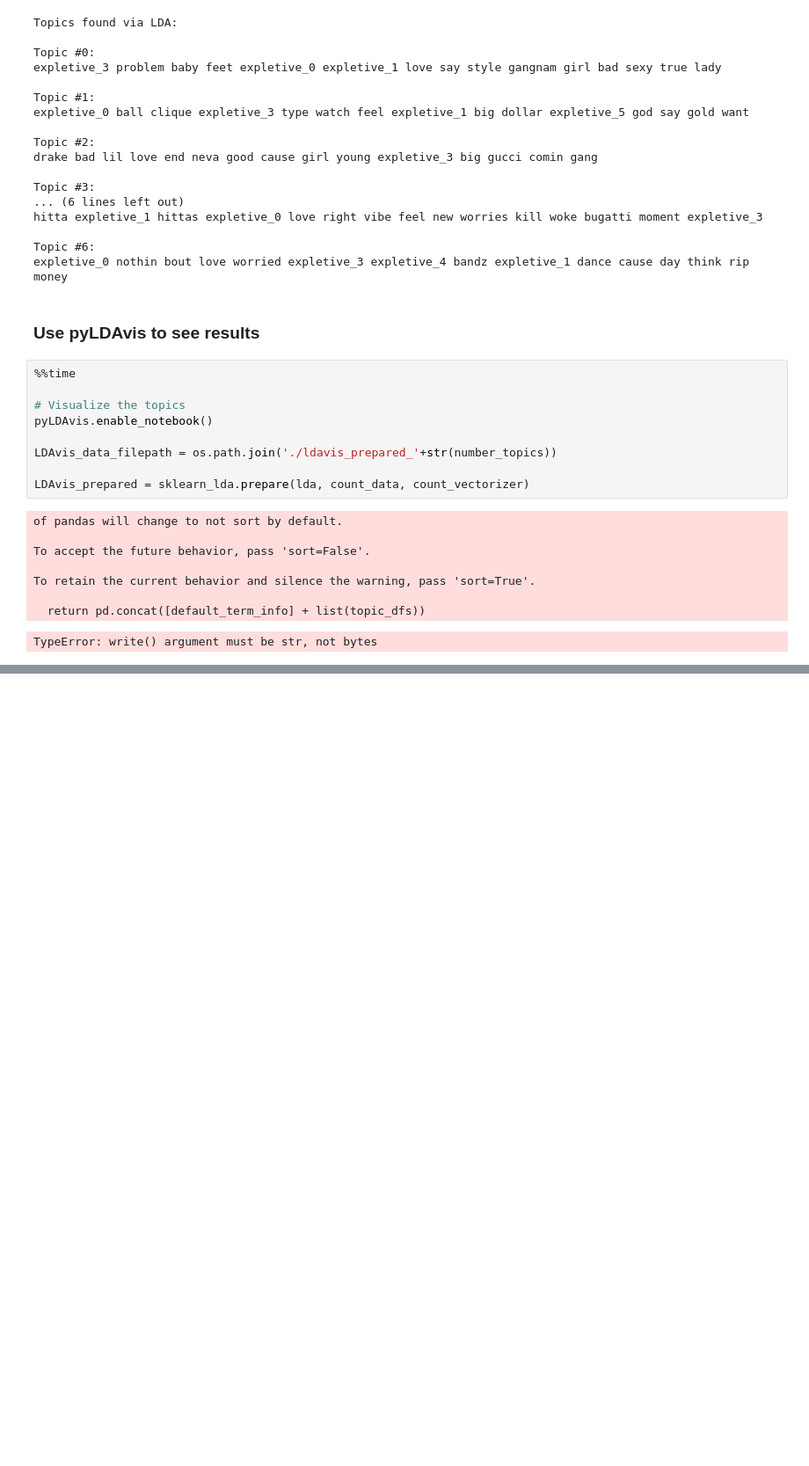
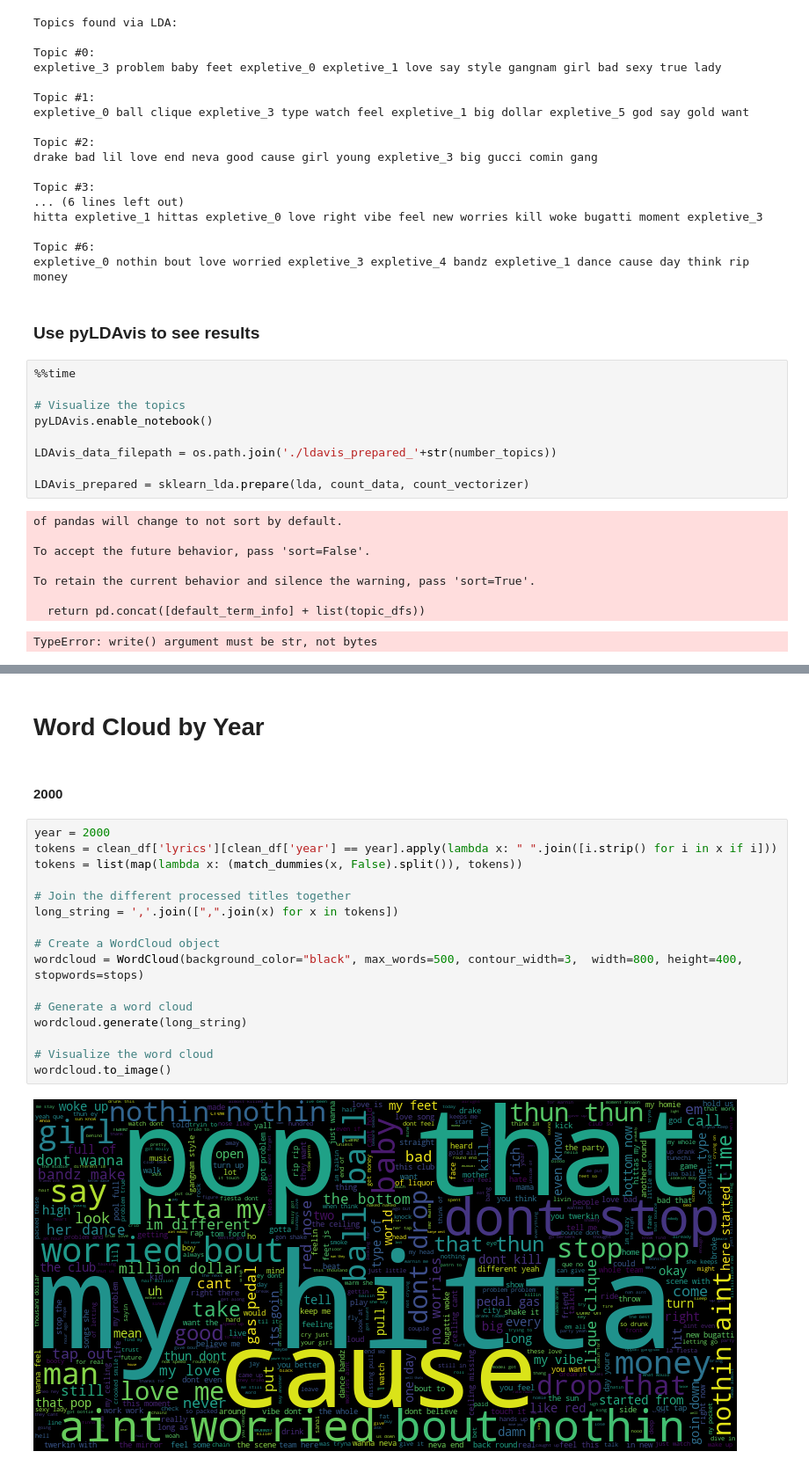
Before and after one commit to boogiedev/HITMAKA-3000, a Jupyter notebook: nlp.ipynb, the cells around one changed output, grey strips where cells are left out. Shown at 88% size. Cells and saved outputs as stored; diff of their text form; blank space fills up the shorter version.

Commit message:
refactor data, years 2000-2012 junk data

```diff
--- a/nlp.ipynb
+++ b/nlp.ipynb
@@ -454,0 +533,22 @@ topic
+# %% [markdown]
+# Word Cloud by Year
+# %% [markdown]
+#### 2000
+# %%
+year = 2000
+tokens = clean_df['lyrics'][clean_df['year'] == year].apply(lambda x: " ".join([i.strip() for i in x if i]))
+tokens = list(map(lambda x: (match_dummies(x, False).split()), tokens))
+
+# Join the different processed titles together
+long_string = ','.join([",".join(x) for x in tokens])
+
+# Create a WordCloud object
+wordcloud = WordCloud(background_color="black", max_words=500, contour_width=3,  width=800, height=400, stopwords=stops)
+
+# Generate a word cloud
+wordcloud.generate(long_string)
+
+# Visualize the word cloud
+wordcloud.to_image()
+# %% [output]
+[figure, added]
```
Also changed, not shown: parts of 12 cells of this notebook, 2 other files.
